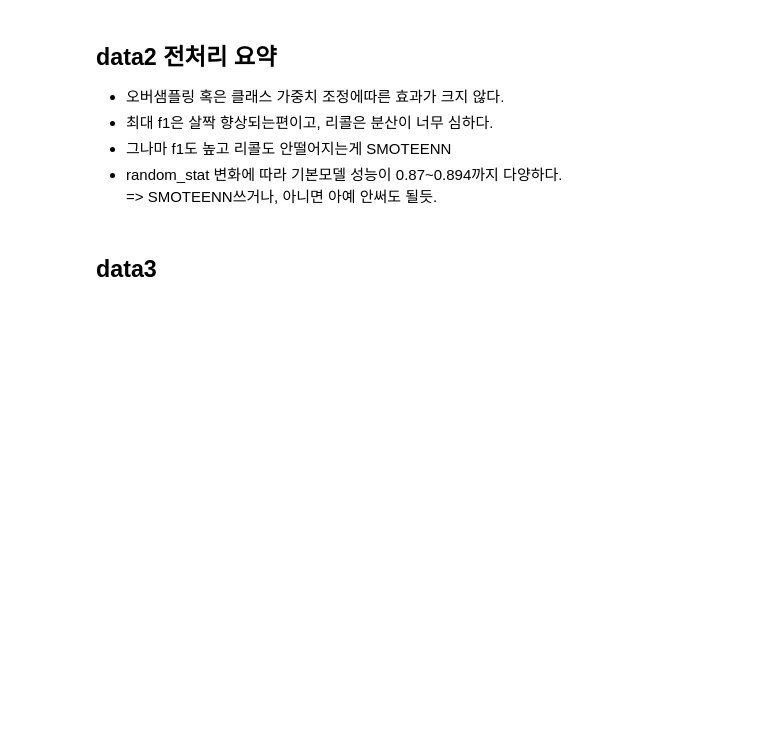
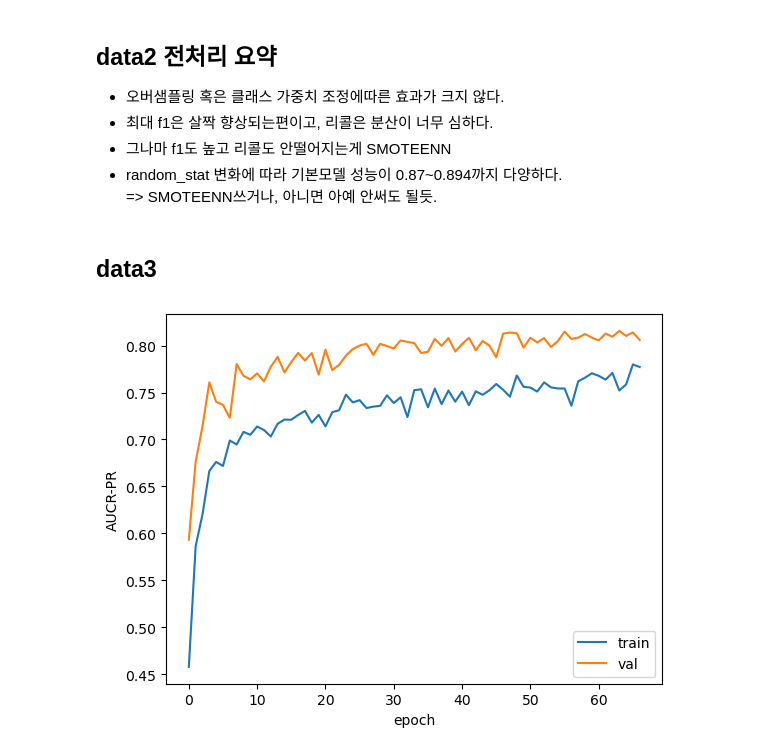
Before and after one commit to bgh2104/AIB_TP1, a Jupyter notebook: preprocessing.ipynb, the cells around one changed output. Saved outputs shown, nothing was run; the diff lists cells and outputs as text; code cells hidden in the pictures; blank space fills up the shorter version.

Commit message:
4일차 커밋1
data3 전처리 및 샘플링 비교

```diff
--- a/preprocessing.ipynb
+++ b/preprocessing.ipynb
@@ -856,0 +903,65 @@ plt.show()
+# %%
+"""
+# 조윤서님 작업에서 그래디언트부스팅 모델 최고성능
+result:
+               precision    recall  f1-score   support
+
+       Bumps       0.77      0.67      0.72        81
+   Dirtiness       1.00      0.64      0.78        11
+    K_Scatch       0.99      0.97      0.98        78
+      Pastry       0.80      0.90      0.85       167
+      Stains       1.00      0.93      0.96        14
+   Z_Scratch       1.00      0.89      0.94        38
+
+    accuracy                           0.86       389
+   macro avg       0.93      0.83      0.87       389
+weighted avg       0.87      0.86      0.86       389
+"""
+
+# 신경망으로 최고 성능 이상을 달성해야 의미가 있다.
+
+# 콜백 재정의
+reduce_lr = tf.keras.callbacks.ReduceLROnPlateau(monitor='val_loss',
+                                                 factor=0.5, patience=10,
+                                                 verbose=0, mode='auto')
+e_stop = tf.keras.callbacks.EarlyStopping(monitor='val_loss',
+                                          patience=20,
+                                          restore_best_weights=False)
+
+
+def data3_nn_maker(train_ds, valid_ds):
+    m_model = tf.keras.Sequential([
+        keras.layers.Dense(16),
+        keras.layers.Dropout(0.5),
+        keras.layers.BatchNormalization(),
+        keras.layers.ReLU(),
+        keras.layers.Dense(32),
+        keras.layers.BatchNormalization(),
+        keras.layers.ReLU(),
+        keras.layers.Dense(16),
+        keras.layers.BatchNormalization(),
+        keras.layers.ReLU(),
+        keras.layers.Dense(7, activation='softmax')
+    ])
+    m_model.compile(loss='categorical_crossentropy',
+                    metrics=[keras.metrics.AUC(name='prc', curve='PR')],
+                    optimizer=keras.optimizers.Adam(0.01))
+
+    hist = m_model.fit(train_ds,
+                       validation_data=valid_ds,
+                       epochs=200,
+                       callbacks=[e_stop, reduce_lr],
+                       verbose=0)
+
+    plt.plot(hist.history['prc'], label='train')
+    plt.plot(hist.history['val_prc'], label='val')
+    plt.ylabel('AUCR-PR')
+    plt.xlabel('epoch')
+    plt.legend()
+    plt.show()
+
+    return m_model
+
+m_model1 = data3_nn_maker(train_ds, valid_ds)
+# %% [output]
+[figure, added]
```
Also changed, not shown: parts of 5 cells of this notebook, 2 other files.
